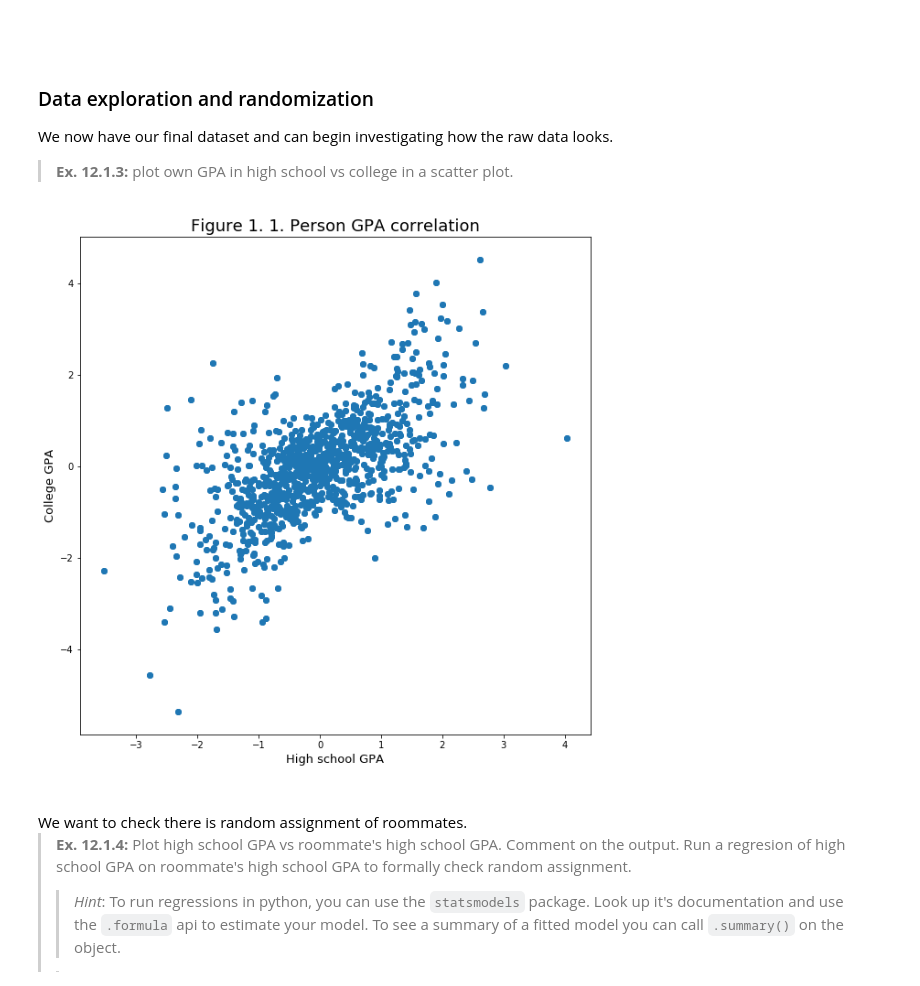
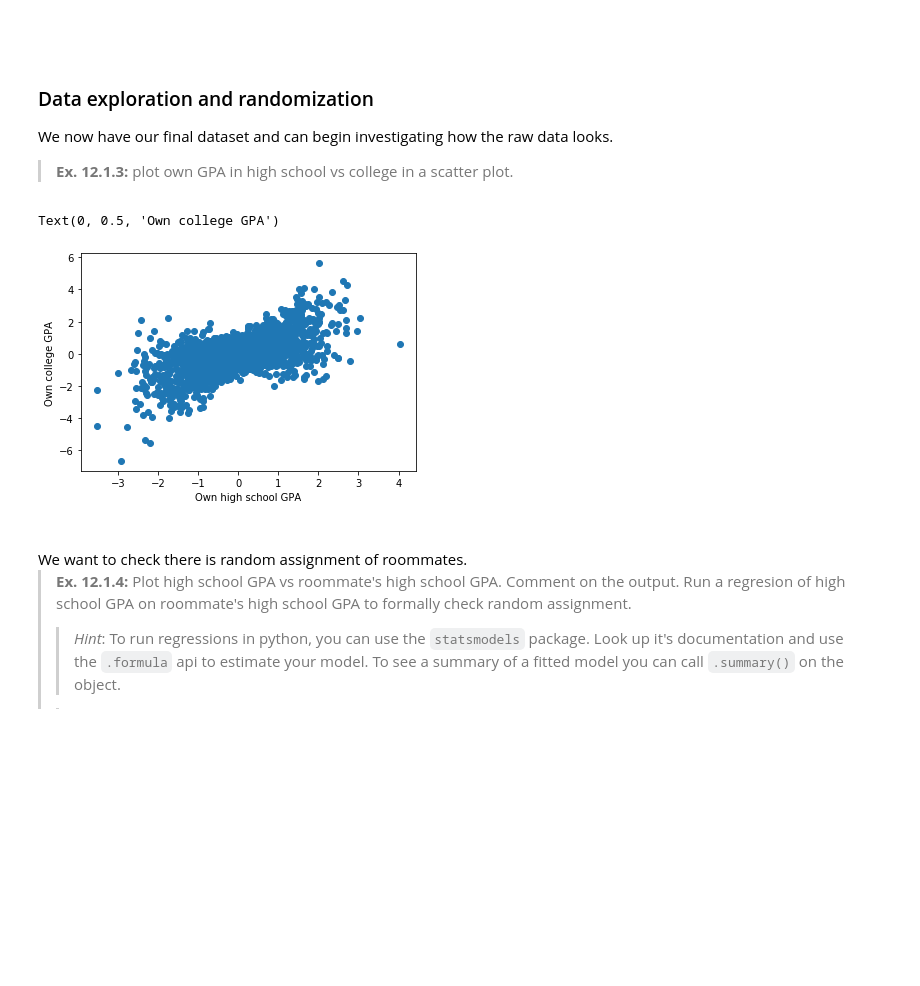
Before and after one commit to kristianolesenlarsen/sdseml_online_exercises, a Jupyter notebook: Anders/Exc12/exercise_12.ipynb, the cells around one changed output. Saved outputs shown, nothing was run; the diff lists cells and outputs as text; code cells hidden in the pictures; blank space fills up the shorter version.

```diff
--- a/Anders/Exc12/exercise_12.ipynb
+++ b/Anders/Exc12/exercise_12.ipynb
@@ -10,5 +12,5 @@ import statsmodels.formula.api as smf
 # %%
 # Importing data
-df = pd.read_csv(r'C:\Users\Anders\Google Drev\Uni\Kandidat\1\SDS E&ML\sds_eml_2020-master\material\session_12\peer_effects_room.csv')
+df_single = pd.read_csv(r'C:\Users\Anders\Google Drev\Uni\Kandidat\1\SDS E&ML\sds_eml_2020-master\material\session_12\peer_effects_room.csv')
 df
 # %% [output]
@@ -66,0 +45,9 @@ df
+# %%
+# [Answer to ex. 12.1.1 here]
+
+# Create column with identity with other person in room by merging DataFrame on itself
+df = df_single.merge(df_single[['person', 'room']], on='room', suffixes=('', '_other')) # suffix names the new column person_other
+
+# Delete duplicates
+df = df[df['person'] != df['person_other']] # Only keeping matches with different person
+df
@@ -69,14 +70,3 @@ df
 
 > **Ex. 12.1.2:** Add information on the roommate GPA in high school and college.
 >> *Hint:* This can be done merging on `person_other`.
-# %%
-# [Answer to ex. 12.1.2 here]
-
-# Extracting other persons HS- and college GPA in df2
-df2 = df[['person_other', 'high_school_GPA','college_GPA']]
-
-df2 = df2.rename(columns={'person_other':'person'})
-
-# Merging person_others grades with persons'
-df = df.merge(df2, on='person')
-df
@@ -105,14 +81,12 @@ We now have our final dataset and can begin investigating how the raw data looks
 > **Ex. 12.1.3:** plot own GPA in high school vs college in a scatter plot.
 # %%
 # [Answer to ex. 12.1.3 here]
-fig,ax =plt.subplots(figsize=[10,10])
-plt.scatter(df['high_school_GPA_x'],df['college_GPA_x'])
-plt.xlabel('High school GPA', size=13)
-plt.ylabel('College GPA',size=13)
-plt.title('Figure 1. 1. Person GPA correlation',size=18)
-plt.show()
+plt.scatter(df['high_school_GPA'], df['college_GPA'])
+plt.xlabel('Own high school GPA')
+plt.ylabel('Own college GPA')
 # %% [output]
+Text(0, 0.5, 'Own college GPA')
-[figure, old version]
+[figure, new version]
 # %% [markdown]
 <br>
 We want to check there is random assignment of roommates.
```
Also changed, not shown: parts of 13 cells of this notebook, 1 other file.
